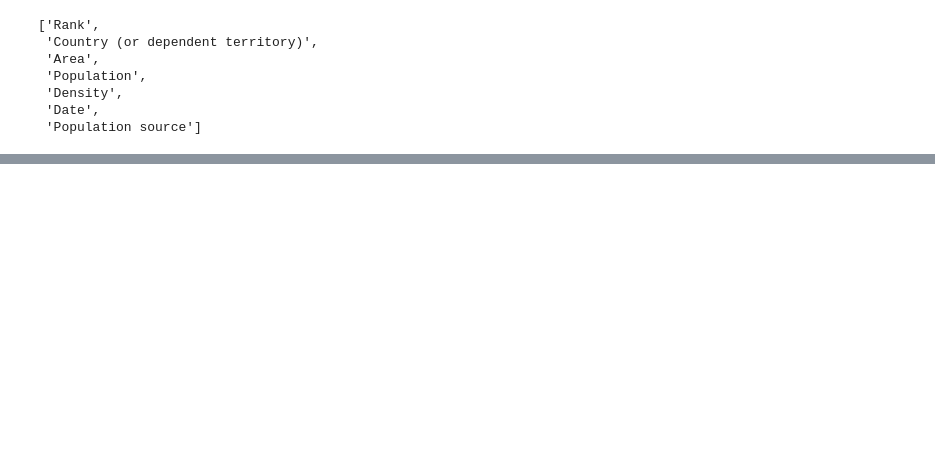
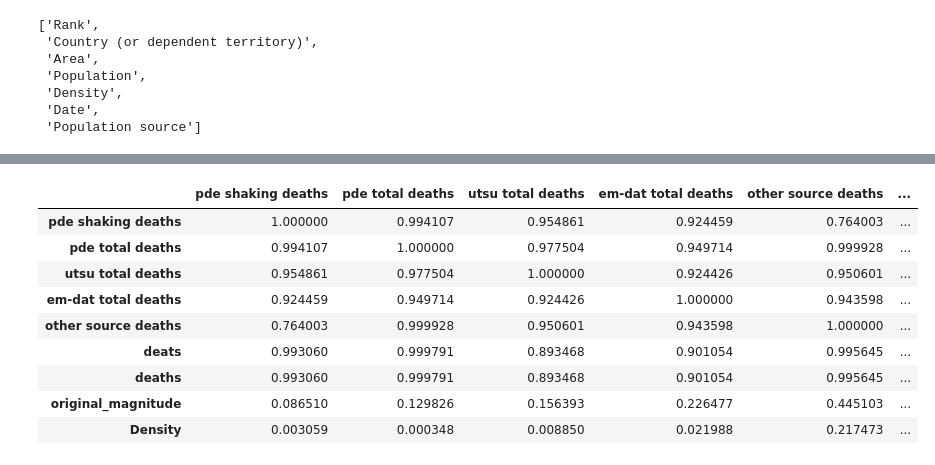
Before and after one commit to nss-data-science-cohort-4/dq3-earthquakes-fully-loaded-nachos, a Jupyter notebook: Notebooks/08_population_density.ipynb, the cells around one changed output, grey strips where cells are left out. Cells and saved outputs as stored; diff of their text form; code cells hidden in the pictures; blank space fills up the shorter version.

```diff
--- a/Notebooks/08_population_density.ipynb
+++ b/Notebooks/08_population_density.ipynb
@@ -57,0 +93,13 @@ pop_df
+# %%
+eq_table_pop.corr()
+# %% [output]
+|  | pde shaking deaths | pde total deaths | utsu total deaths | em-dat total deaths | other source deaths | ... |
+| pde shaking deaths | 1.000000 | 0.994107 | 0.954861 | 0.924459 | 0.764003 | ... |
+| pde total deaths | 0.994107 | 1.000000 | 0.977504 | 0.949714 | 0.999928 | ... |
+| utsu total deaths | 0.954861 | 0.977504 | 1.000000 | 0.924426 | 0.950601 | ... |
+| em-dat total deaths | 0.924459 | 0.949714 | 0.924426 | 1.000000 | 0.943598 | ... |
+| other source deaths | 0.764003 | 0.999928 | 0.950601 | 0.943598 | 1.000000 | ... |
+| deats | 0.993060 | 0.999791 | 0.893468 | 0.901054 | 0.995645 | ... |
+| deaths | 0.993060 | 0.999791 | 0.893468 | 0.901054 | 0.995645 | ... |
+| original_magnitude | 0.086510 | 0.129826 | 0.156393 | 0.226477 | 0.445103 | ... |
+| Density | 0.003059 | 0.000348 | 0.008850 | 0.021988 | 0.217473 | ... |
```
Also changed, not shown: parts of 14 cells of this notebook.
